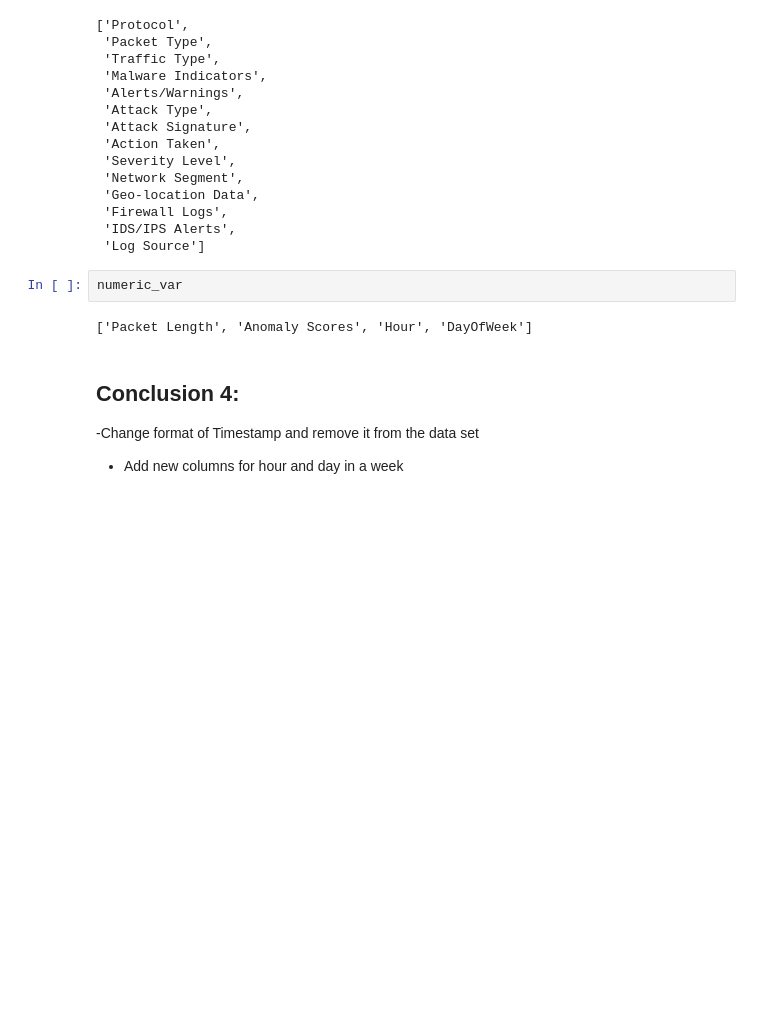
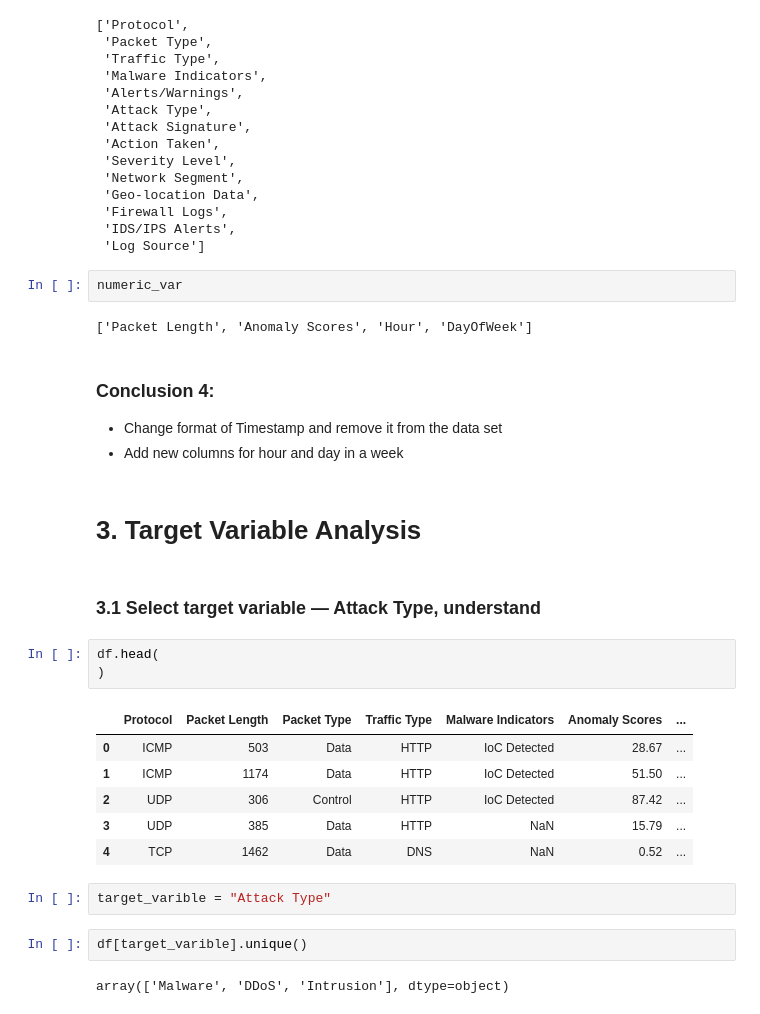
Before and after one commit to quangminh206lnh-collab/Network-attack-type-prediction-, a Jupyter notebook: notebooks/cybersecurity_analysis.ipynb, the cells around one changed output. Cells and saved outputs as stored; diff of their text form; blank space fills up the shorter version.

```diff
--- a/notebooks/cybersecurity_analysis.ipynb
+++ b/notebooks/cybersecurity_analysis.ipynb
@@ -396,6 +396,26 @@ numeric_var
 # %% [output]
 ['Packet Length', 'Anomaly Scores', 'Hour', 'DayOfWeek']
 # %% [markdown]
-## Conclusion 4:
--Change format of Timestamp and remove it from the data set
+### Conclusion 4:
+- Change format of Timestamp and remove it from the data set
 - Add new columns for hour and day in a week
+# %% [markdown]
+# 3. Target Variable Analysis
+# %% [markdown]
+### 3.1 Select target variable — Attack Type, understand
+# %%
+df.head(
+)
+# %% [output]
+|  | Protocol | Packet Length | Packet Type | Traffic Type | Malware Indicators | Anomaly Scores | ... |
+| 0 | ICMP | 503 | Data | HTTP | IoC Detected | 28.67 | ... |
+| 1 | ICMP | 1174 | Data | HTTP | IoC Detected | 51.50 | ... |
+| 2 | UDP | 306 | Control | HTTP | IoC Detected | 87.42 | ... |
+| 3 | UDP | 385 | Data | HTTP | NaN | 15.79 | ... |
+| 4 | TCP | 1462 | Data | DNS | NaN | 0.52 | ... |
+# %%
+target_varible = "Attack Type"
+# %%
+df[target_varible].unique()
+# %% [output]
+array(['Malware', 'DDoS', 'Intrusion'], dtype=object)
```
Also changed, not shown: parts of 7 cells of this notebook.
